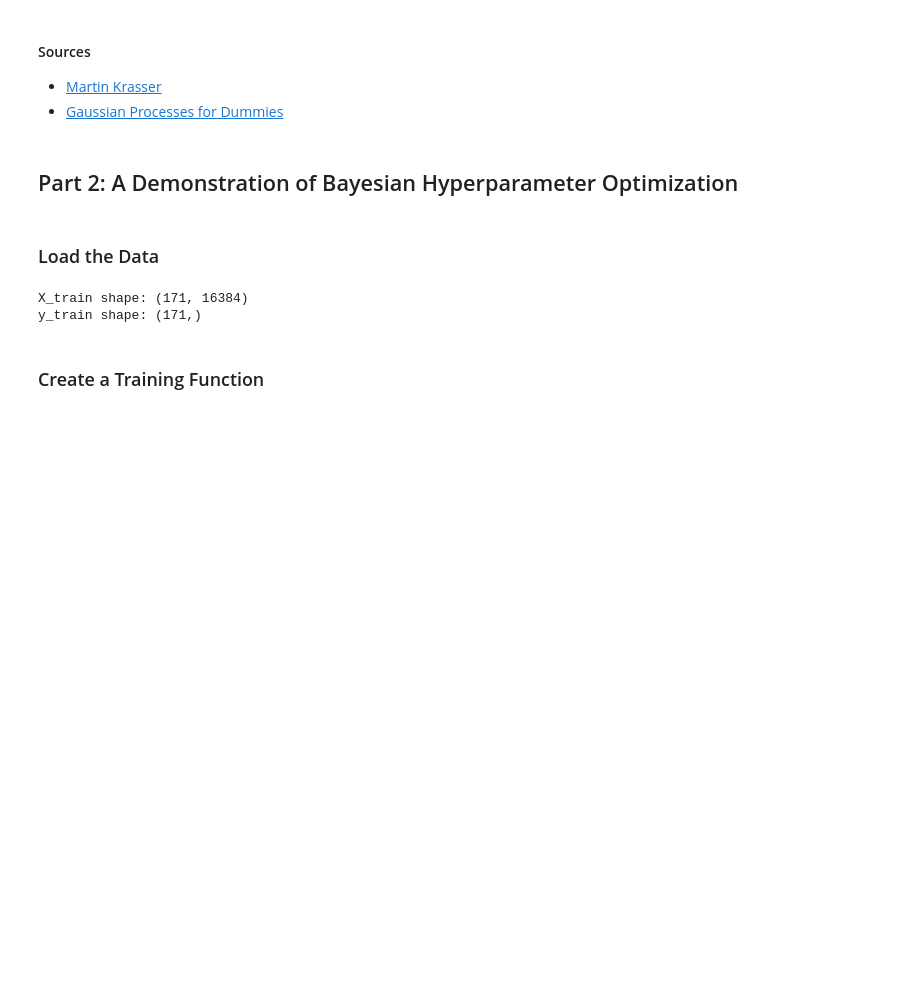
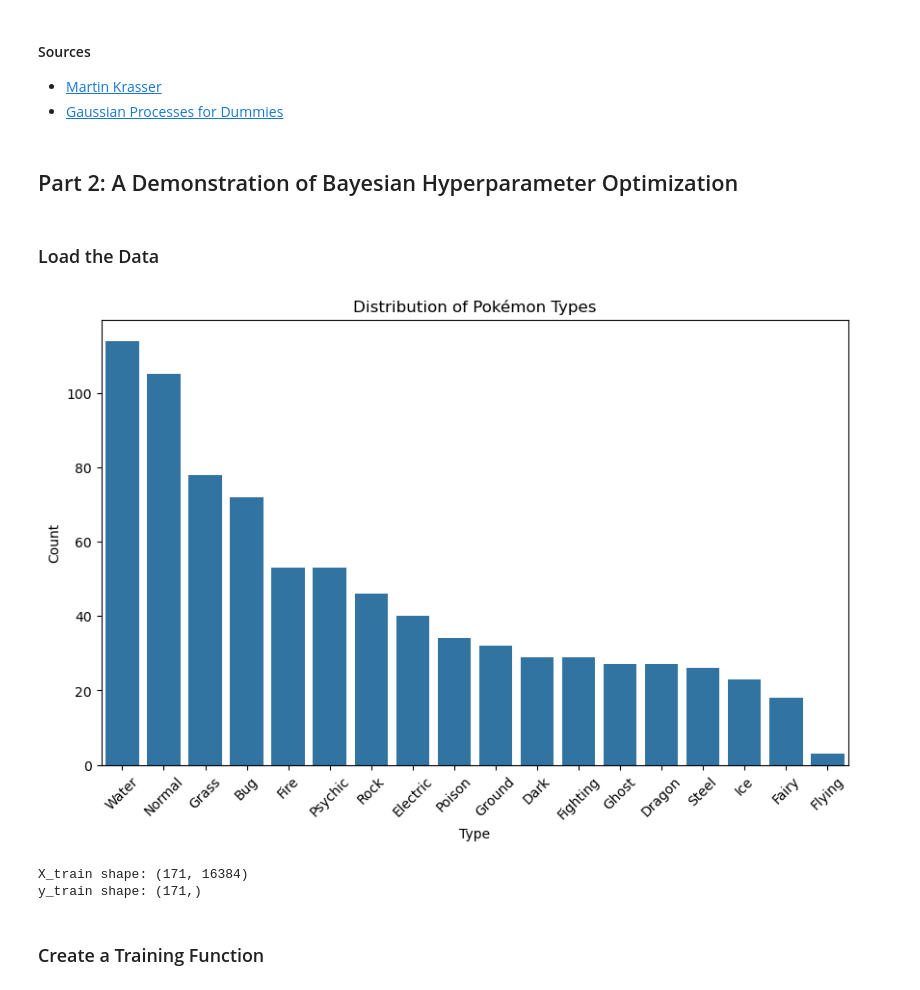
Before and after one commit to asatpathy314/pokemon-mlp, a Jupyter notebook: pokemon.ipynb, the cells around one changed output. Drawn from its saved outputs; the diff is of its cells as text; code cells hidden in the pictures; blank space fills up the shorter version.

```diff
--- a/pokemon.ipynb
+++ b/pokemon.ipynb
@@ -234,4 +235,16 @@ def load_images(folder_name):
         except Exception as error:
             print(f"Error loading {folder_name}: {error}")
     return dict(zip(names, images)) # Returns a dictionary of names to image data
+# %%
+# Plot type distribution
+pokemon_data = pd.read_csv("pokemon.csv")
+plt.figure(figsize=(10, 6))
+sns.countplot(data=pokemon_data, x='Type1', order=pokemon_data['Type1'].value_counts().index)
+plt.title('Distribution of Pokémon Types')
+plt.xlabel('Type')
+plt.ylabel('Count')
+plt.xticks(rotation=45)
+plt.show()
+# %% [output]
+[figure, added]
 # %%
```
Also changed, not shown: parts of 18 cells of this notebook, 3 other files.
